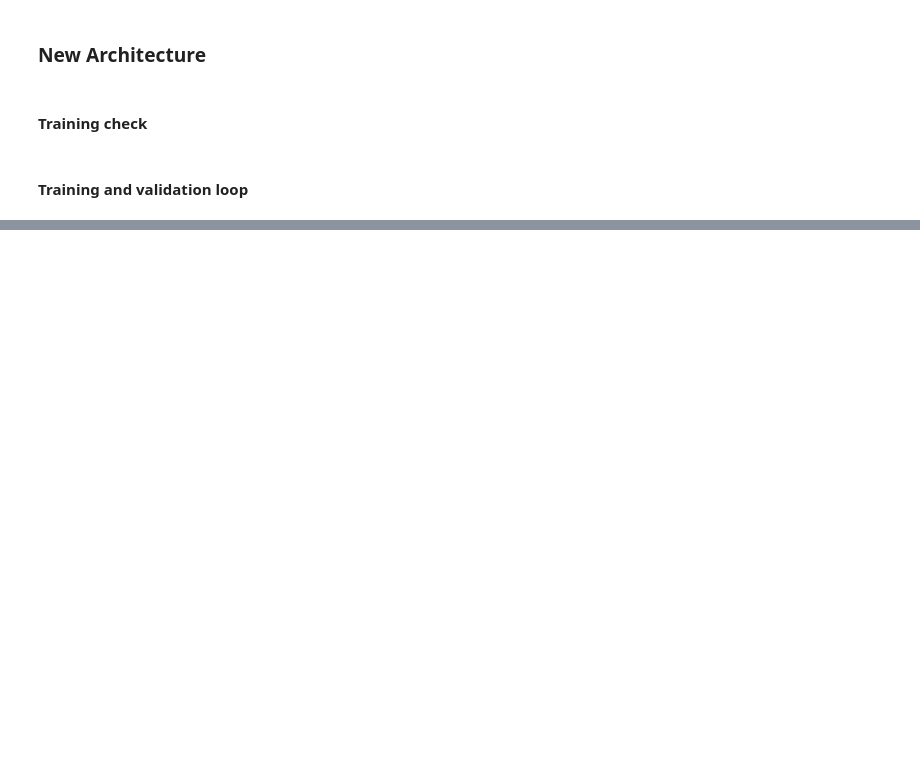
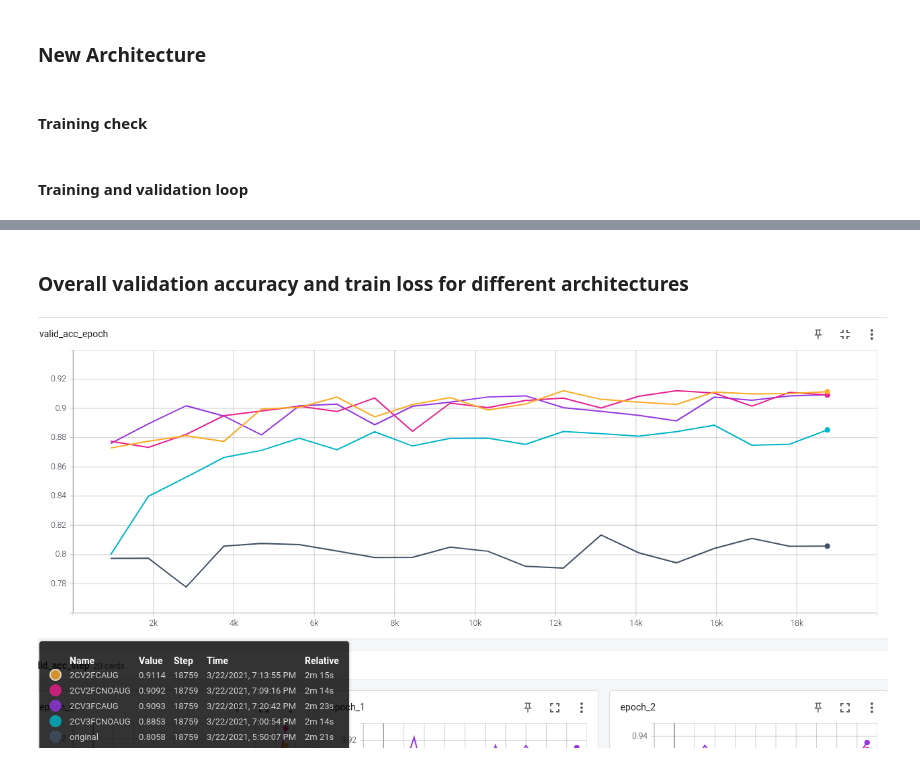
Before and after one commit to JLechuga94/DeepLearning, a Jupyter notebook: T4/tutorial04a.ipynb, the cells around one changed output, grey strips where cells are left out. Cells and saved outputs as stored; diff of their text form; code cells hidden in the pictures; blank space fills up the shorter version.

```diff
--- a/T4/tutorial04a.ipynb
+++ b/T4/tutorial04a.ipynb
@@ -745,0 +584,6 @@ trainer.fit(new_net, train_dataloader=train_loader, val_dataloaders=valid_loader
+# %% [markdown]
+### Overall validation accuracy and train loss for different architectures
+# %%
+Image(filename='Validationaccuracy.png')
+# %% [output]
+[figure, added]
```
Also changed, not shown: parts of 38 cells of this notebook.
